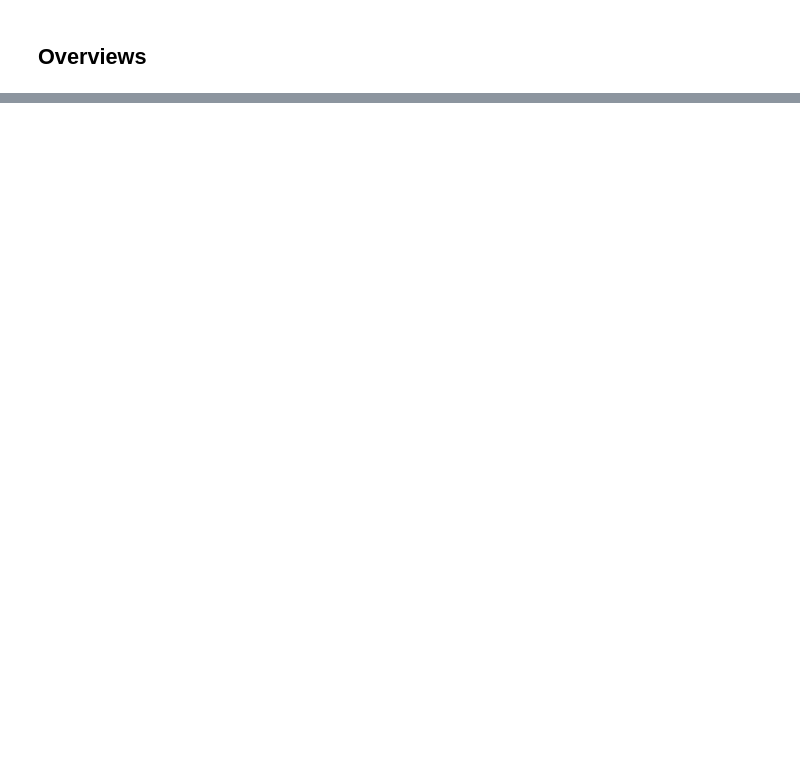
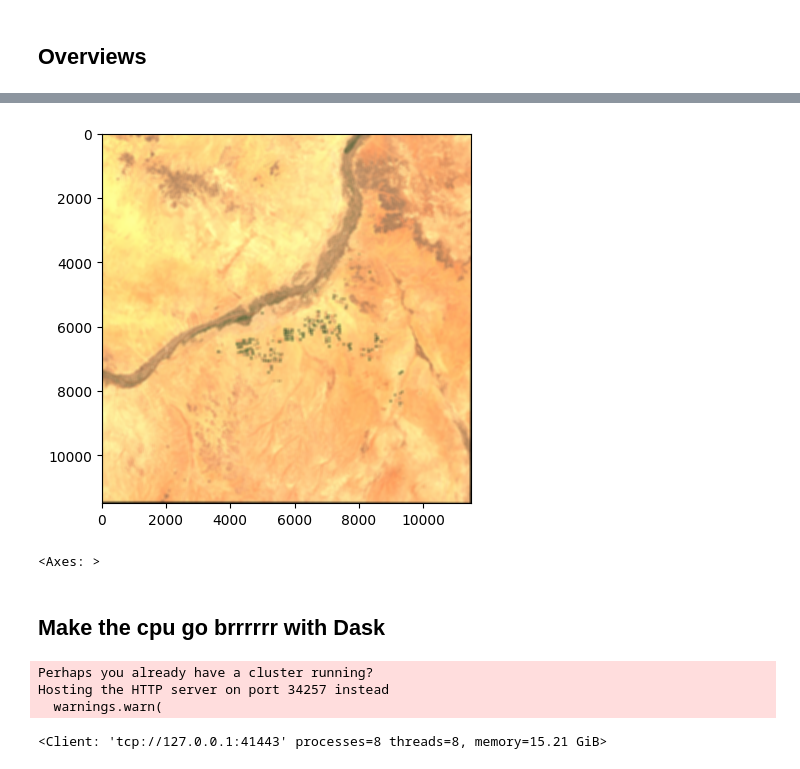
Before and after one commit to BielStela/jornades-sig-lliure, a Jupyter notebook: notebooks/cogs.ipynb, the cells around one changed output, grey strips where cells are left out. Drawn from its saved outputs; the diff is of its cells as text; code cells hidden in the pictures; blank space fills up the shorter version.

```diff
--- a/notebooks/cogs.ipynb
+++ b/notebooks/cogs.ipynb
@@ -60,0 +196,22 @@ m
+# %%
+# compute bbox in lat lon.
+bounds = rio.warp.transform_bounds(source_crs, "epsg:4326", *source_bounds)
+manager = Manager(proj="epsg:3395", scale=10, bounds=bounds)
+arr, box = manager.execute(focal_mean, f_kwargs={'src_path': '../data/sentinel_cog.tif', 'kernel_radius': 500})
+show(arr)
+# %% [output]
+[figure, added]
+<Axes: >
+# %% [markdown]
+## Make the cpu go brrrrrr with __Dask__
+# %%
+from cog_worker.distributed import DaskManager
+from dask.distributed import LocalCluster, Client
+
+client = Client()
+client
+# %% [output]
+Perhaps you already have a cluster running?
+Hosting the HTTP server on port 34257 instead
+  warnings.warn(
+<Client: 'tcp://127.0.0.1:41443' processes=8 threads=8, memory=15.21 GiB>
```
Also changed, not shown: parts of 19 cells of this notebook, 2 other files.
